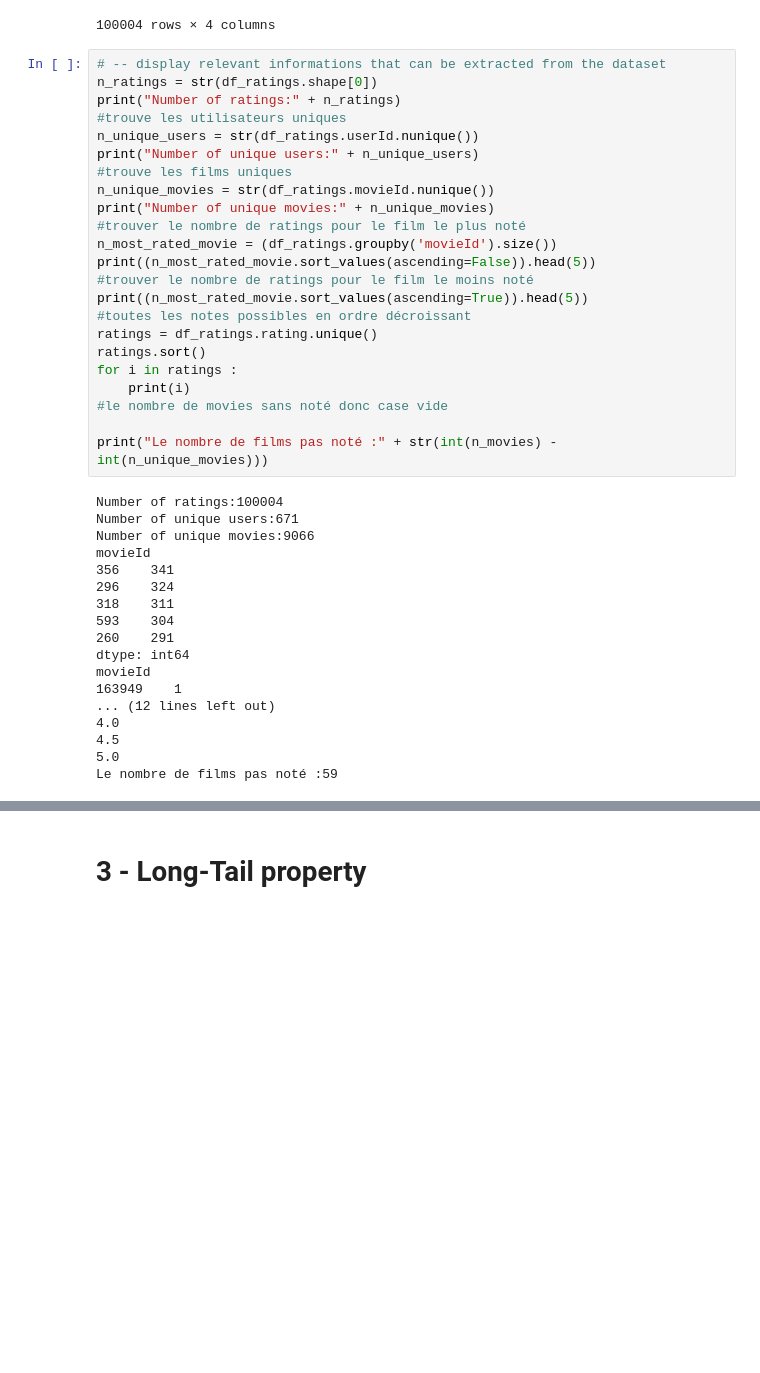
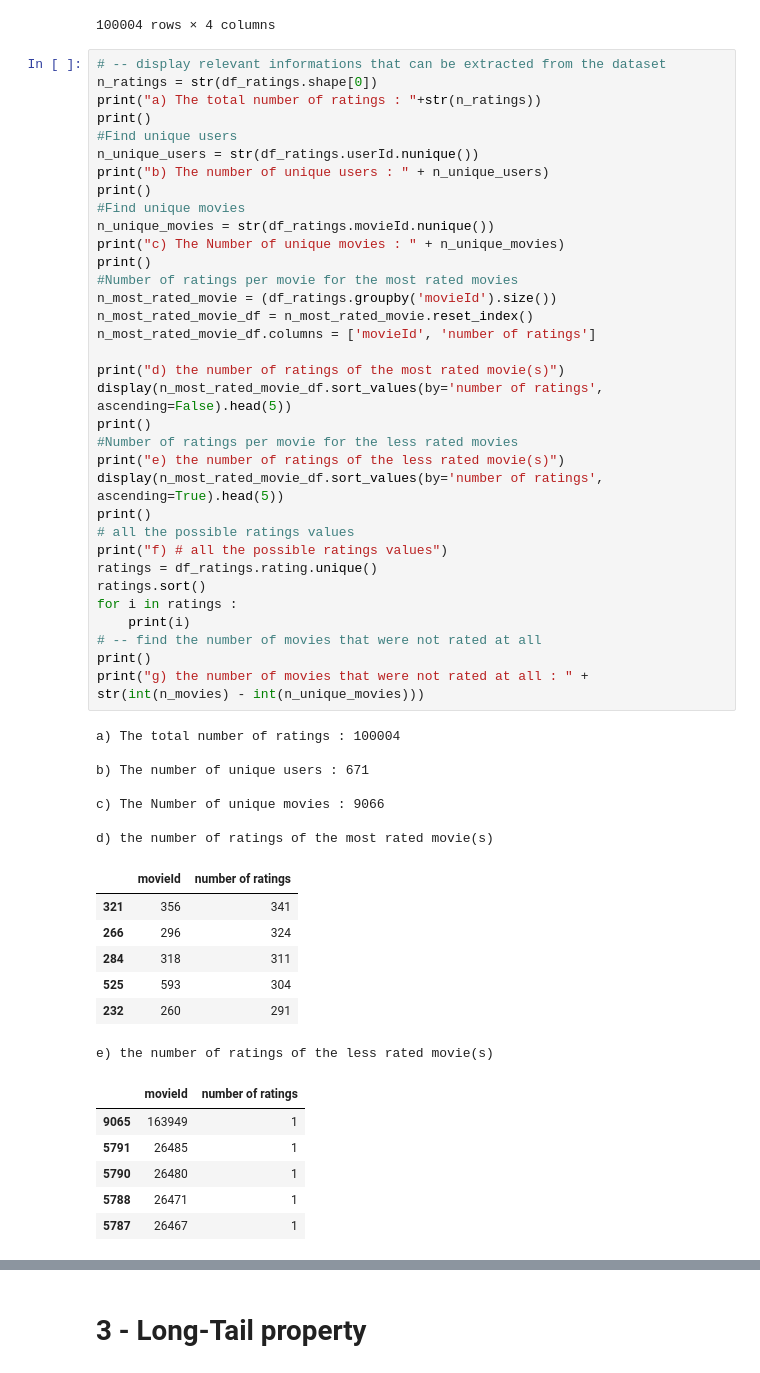
Before and after one commit to lisadounia/Recommender_Systems, a Jupyter notebook: mlsmm2156-main/analytics.ipynb, the cells around one changed output, grey strips where cells are left out. Saved outputs shown, nothing was run; the diff lists cells and outputs as text; blank space fills up the shorter version.

```diff
--- a/mlsmm2156-main/analytics.ipynb
+++ b/mlsmm2156-main/analytics.ipynb
@@ -67,41 +67,55 @@ display(df_ratings)
 # %%
 # -- display relevant informations that can be extracted from the dataset
 n_ratings = str(df_ratings.shape[0])
-print("Number of ratings:" + n_ratings)
-#trouve les utilisateurs uniques
+print("a) The total number of ratings : "+str(n_ratings))
+print()
+#Find unique users
 n_unique_users = str(df_ratings.userId.nunique())
-print("Number of unique users:" + n_unique_users)
-#trouve les films uniques
+print("b) The number of unique users : " + n_unique_users)
+print()
+#Find unique movies
 n_unique_movies = str(df_ratings.movieId.nunique())
-print("Number of unique movies:" + n_unique_movies)
-#trouver le nombre de ratings pour le film le plus noté
+print("c) The Number of unique movies : " + n_unique_movies)
+print()
+#Number of ratings per movie for the most rated movies
 n_most_rated_movie = (df_ratings.groupby('movieId').size())
-print((n_most_rated_movie.sort_values(ascending=False)).head(5))
-#trouver le nombre de ratings pour le film le moins noté
-print((n_most_rated_movie.sort_values(ascending=True)).head(5))
-#toutes les notes possibles en ordre décroissant
+n_most_rated_movie_df = n_most_rated_movie.reset_index()
+n_most_rated_movie_df.columns = ['movieId', 'number of ratings']
+
+print("d) the number of ratings of the most rated movie(s)")
+display(n_most_rated_movie_df.sort_values(by='number of ratings', ascending=False).head(5))
+print()
+#Number of ratings per movie for the less rated movies
+print("e) the number of ratings of the less rated movie(s)")
+display(n_most_rated_movie_df.sort_values(by='number of ratings', ascending=True).head(5))
+print()
+# all the possible ratings values
+print("f) # all the possible ratings values")
 ratings = df_ratings.rating.unique()
 ratings.sort()
 for i in ratings :
     print(i)
-#le nombre de movies sans noté donc case vide
-
-print("Le nombre de films pas noté :" + str(int(n_movies) - int(n_unique_movies)))
+# -- find the number of movies that were not rated at all
+print()
+print("g) the number of movies that were not rated at all : " + str(int(n_movies) - int(n_unique_movies)))
 # %% [output]
-Number of ratings:100004
-Number of unique users:671
-Number of unique movies:9066
-movieId
-356    341
-296    324
-318    311
-593    304
-260    291
-dtype: int64
-movieId
-163949    1
-... (12 lines left out)
-4.0
-4.5
-5.0
-Le nombre de films pas noté :59
+a) The total number of ratings : 100004
+
+b) The number of unique users : 671
+
+c) The Number of unique movies : 9066
+
+d) the number of ratings of the most rated movie(s)
+|  | movieId | number of ratings |
+| 321 | 356 | 341 |
+| 266 | 296 | 324 |
+| 284 | 318 | 311 |
+| 525 | 593 | 304 |
+| 232 | 260 | 291 |
+e) the number of ratings of the less rated movie(s)
+|  | movieId | number of ratings |
+| 9065 | 163949 | 1 |
+| 5791 | 26485 | 1 |
+| 5790 | 26480 | 1 |
+| 5788 | 26471 | 1 |
+| 5787 | 26467 | 1 |
```
Also changed, not shown: parts of 1 cell of this notebook.
